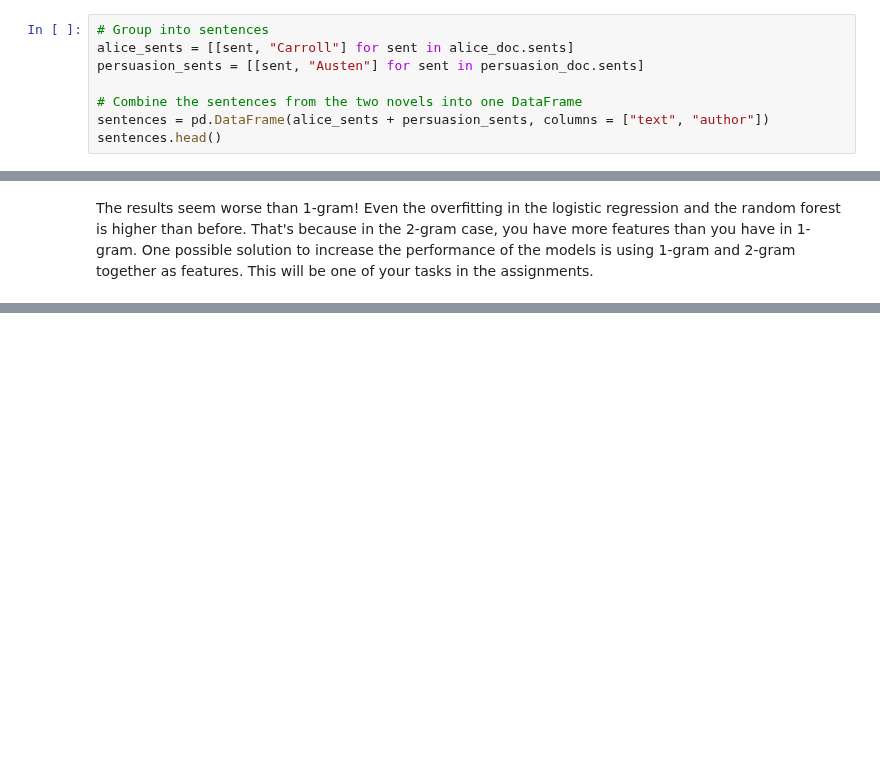
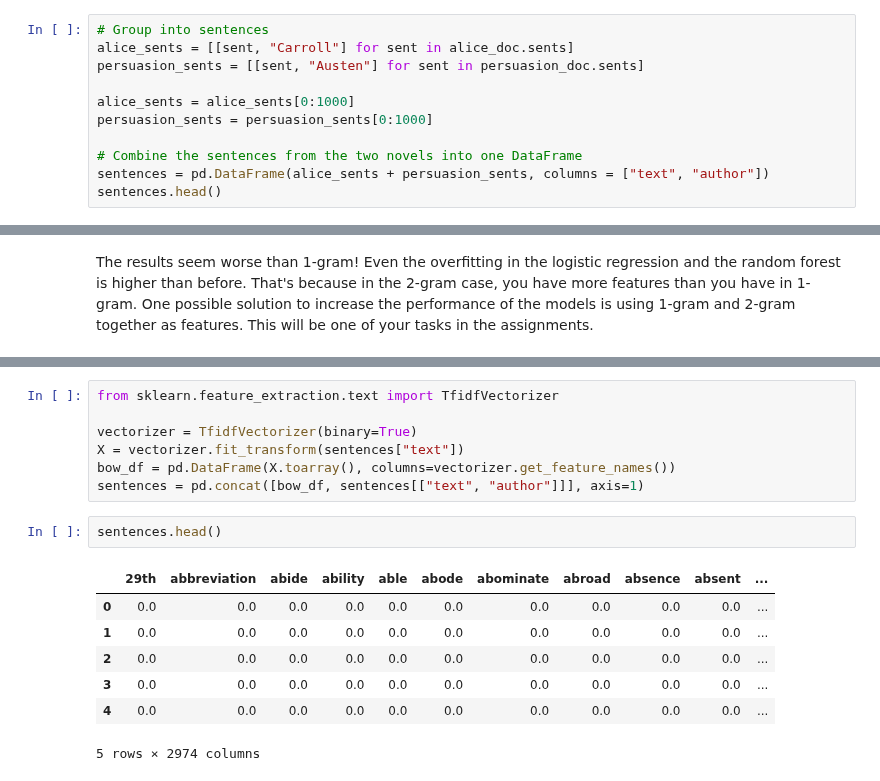
Before and after one commit to ssmcnatt/assignments, a Jupyter notebook: text-feature_engineering_1.ipynb, the cells around one changed output, grey strips where cells are left out. Saved outputs shown, nothing was run; the diff lists cells and outputs as text; blank space fills up the shorter version.

```diff
--- a/text-feature_engineering_1.ipynb
+++ b/text-feature_engineering_1.ipynb
@@ -94,6 +74,9 @@ You can split your texts into sentences now. This process is easy using spaCy. B
 alice_sents = [[sent, "Carroll"] for sent in alice_doc.sents]
 persuasion_sents = [[sent, "Austen"] for sent in persuasion_doc.sents]
 
+alice_sents = alice_sents[0:1000]
+persuasion_sents = persuasion_sents[0:1000]
+
 # Combine the sentences from the two novels into one DataFrame
 sentences = pd.DataFrame(alice_sents + persuasion_sents, columns = ["text", "author"])
 sentences.head()
@@ -235,0 +288,17 @@ The results seem worse than 1-gram! Even the overfitting in the logistic regress
+# %%
+from sklearn.feature_extraction.text import TfidfVectorizer
+
+vectorizer = TfidfVectorizer(binary=True)
+X = vectorizer.fit_transform(sentences["text"])
+bow_df = pd.DataFrame(X.toarray(), columns=vectorizer.get_feature_names())
+sentences = pd.concat([bow_df, sentences[["text", "author"]]], axis=1)
+# %%
+sentences.head()
+# %% [output]
+|  | 29th | abbreviation | abide | ability | able | abode | abominate | abroad | absence | absent | ... |
+| 0 | 0.0 | 0.0 | 0.0 | 0.0 | 0.0 | 0.0 | 0.0 | 0.0 | 0.0 | 0.0 | ... |
+| 1 | 0.0 | 0.0 | 0.0 | 0.0 | 0.0 | 0.0 | 0.0 | 0.0 | 0.0 | 0.0 | ... |
+| 2 | 0.0 | 0.0 | 0.0 | 0.0 | 0.0 | 0.0 | 0.0 | 0.0 | 0.0 | 0.0 | ... |
+| 3 | 0.0 | 0.0 | 0.0 | 0.0 | 0.0 | 0.0 | 0.0 | 0.0 | 0.0 | 0.0 | ... |
+| 4 | 0.0 | 0.0 | 0.0 | 0.0 | 0.0 | 0.0 | 0.0 | 0.0 | 0.0 | 0.0 | ... |
+5 rows × 2974 columns
```
Also changed, not shown: parts of 20 cells of this notebook.
